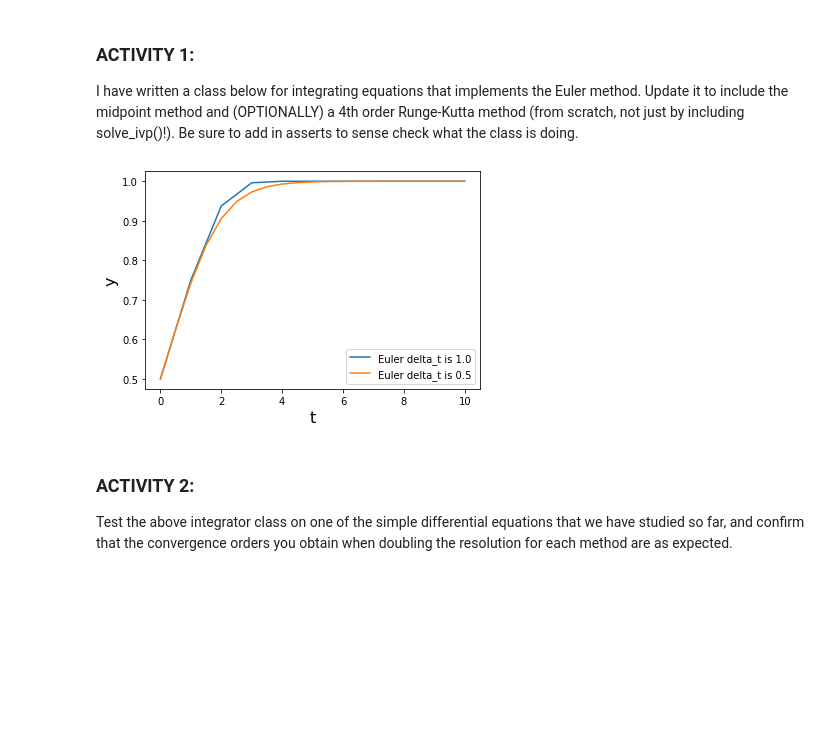
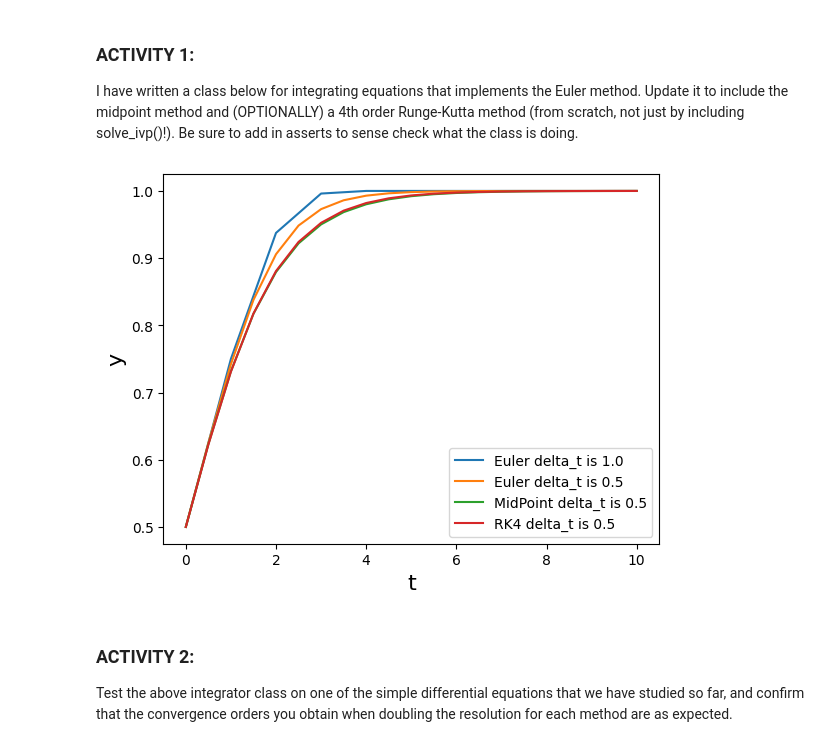
Before and after one commit to KAClough/TopicsInSciComp, a Jupyter notebook: Notebooks/Week4_LabExercises.ipynb, the cells around one changed output. Drawn from its saved outputs; the diff is of its cells as text; code cells hidden in the pictures; blank space fills up the shorter version.

```diff
--- a/Notebooks/Week4_LabExercises.ipynb
+++ b/Notebooks/Week4_LabExercises.ipynb
@@ -81,8 +81,12 @@ class ExplicitIntegrator :
         self._y_solution = np.zeros_like(self._t_solution)
 
     def calculate_solution(self, y0) :
-        if (self.method == "Euler") :
+        if self.method == "Euler":
             self.integrate_using_Euler(self.dydt, y0)
+        elif self.method == 'MidPoint':
+            self.integrate_using_midpoint(self.dydt, y0)
+        elif self.method == 'RK4':
+            self.integrate_using_RK4(self.dydt, y0)
         else :
             assert False, 'integration method not implemented'
 
@@ -94,51 +98,97 @@ class ExplicitIntegrator :
                  label=self.method + " delta_t is " + str(self._delta_t))
         plt.legend()
 
-    def integrate_using_Euler(self, dydt_function, y0) :
+    def integrate_using_Euler(self, dydt_function, y0):
 
-        for itime, time in enumerate(self.t_solution) :
-            if itime == 0 :
+        for itime, time in enumerate(self.t_solution):
+            if itime == 0:
                 self._y_solution[itime] = y0
-            else :
-                dydt_at_t = self.dydt(time, self._y_solution[itime-1])
-                self._y_solution[itime] = (self._y_solution[itime-1] +
-                                          dydt_at_t * self._delta_t)
+            else:
+                # ✅ Use previous time and previous y
+                t_prev = self.t_solution[itime - 1]
+                y_prev = self._y_solution[itime - 1]
+
+                dydt_at_start = self.dydt(t_prev, y_prev)  # correct evaluation point
+                self._y_solution[itime] = y_prev + self._delta_t * dydt_at_start
 
     #UPDATE ME!
-    #def integrate_using_midpoint(dydt_function, y0) :
+    def integrate_using_midpoint(self, dydt_function, y0):
+
+        for itime, time in enumerate(self.t_solution):
+            if itime == 0:
+                self._y_solution[itime] = y0
+            else:
+                t_prev = self.t_solution[itime - 1]
+                y_prev = self._y_solution[itime - 1]
+                # 1. Slope at the start (k1)
+                dydt_at_start = self.dydt(t_prev, y_prev)
+                # 2. Estimate y at midpoint
+                y_mid = y_prev + 0.5 * self._delta_t * dydt_at_start
+                # 3. Slope at midpoint (k2)
+                dydt_at_midpt = self.dydt(t_prev + 0.5 * self._delta_t, y_mid)
+                # 4. Update solution
+                self._y_solution[itime] = y_prev + self._delta_t * dydt_at_midpt
+
 
     #UPDATE ME (OPTIONALLY)
-    #def integrate_using_RK4(dydt_function, y0) :
-
+    def integrate_using_RK4(self, dydt_function, y0):
+        for itime, time in enumerate(self.t_solution):
+            if itime == 0:
+                self._y_solution[itime] = y0
+            else:
+                t_prev = self.t_solution[itime - 1]
+                y_prev = self._y_solution[itime - 1]
+                # Get the slope at the beginning of the interval
+                k1 = self.dydt(t_prev, y_prev)
+                # Get the slope at the midpoint using y and k1
+                y_mid_k1 = y_prev + 0.5 * self._delta_t * k1
+                k2 = self.dydt(t_prev + 0.5 * self._delta_t, y_mid_k1)
+                # Get the slope at midpoint, now using y and k2
+                y_mid_k2 = y_prev + 0.5 * self._delta_t * k2
+                k3 = self.dydt(t_prev + 0.5 * self._delta_t, y_mid_k2)
+                # Get the slope at the end of the interval
+                y_end = y_prev + self._delta_t * k3
+                k4 = self.dydt(t_prev + self._delta_t, y_end)
+                # Update solution
+                self._y_solution[itime] = y_prev + (self._delta_t / 6) * (
+                    k1 + 2 * k2 + 2 * k3 + k4)
 
 # How to use the class - example for the logistic equation
 
 # Note that the function has to take t as the first argument and y as the second
 def calculate_logistic_dydt(t, y):
     """Returns the gradient dy/dt for the logistic equation"""
     dydt = y*(1 - y)
     return dydt
 
 max_time = 10.0
 N_time_steps = 10
 
 # Define an object of the class
 logistic_integrator = ExplicitIntegrator(calculate_logistic_dydt, max_time,
                                          N_time_steps, "Euler")
 
 # Find and plot the solution
 y0 = np.array([0.5])
 logistic_integrator.calculate_solution(y0)
 logistic_integrator.plot_solution()
 #print(logistic_integrator.y_solution)
 
 #Update the number of steps and plot again
 logistic_integrator.N_time_steps = 20 # Note how this changes the other attributes above
 logistic_integrator.calculate_solution(y0)
 logistic_integrator.plot_solution()
 #print(logistic_integrator.y_solution)
+
+logistic_integrator.method = 'MidPoint'
+logistic_integrator.calculate_solution(y0)
+logistic_integrator.plot_solution()
+
+logistic_integrator.method = 'RK4'
+logistic_integrator.calculate_solution(y0)
+logistic_integrator.plot_solution()
 # %% [output]
-[figure, old version]
+[figure, new version]
 # %% [markdown]
 ### ACTIVITY 2:
 
```
Also changed, not shown: parts of 5 cells of this notebook.
